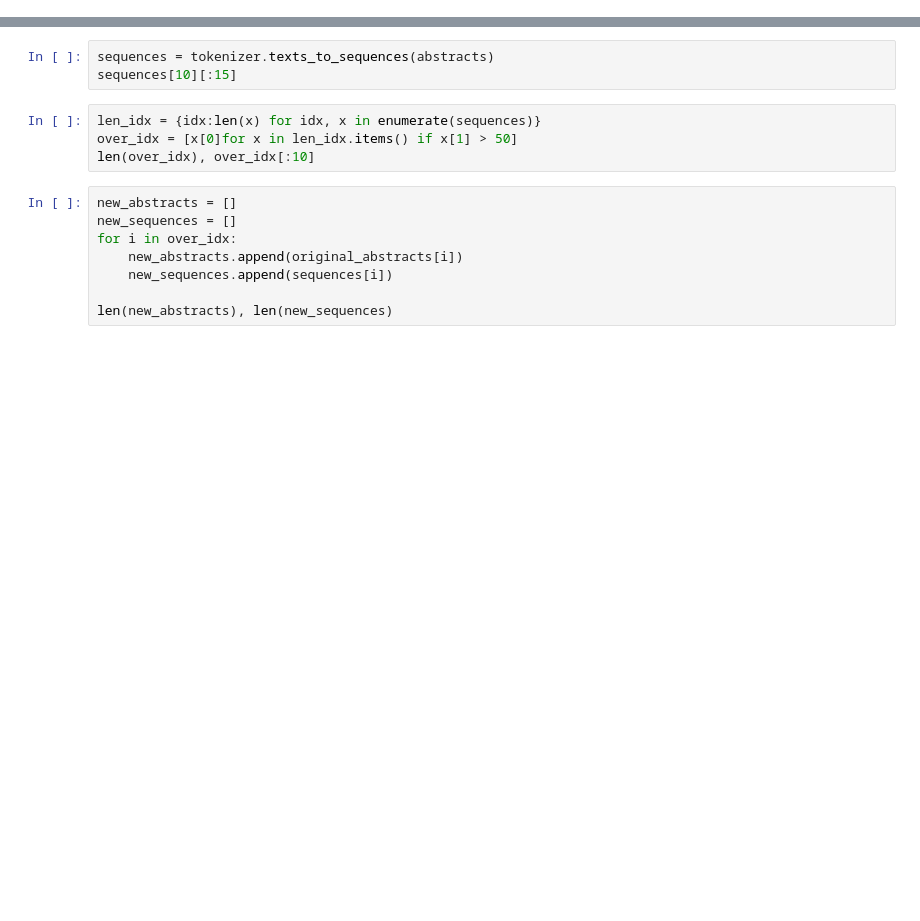
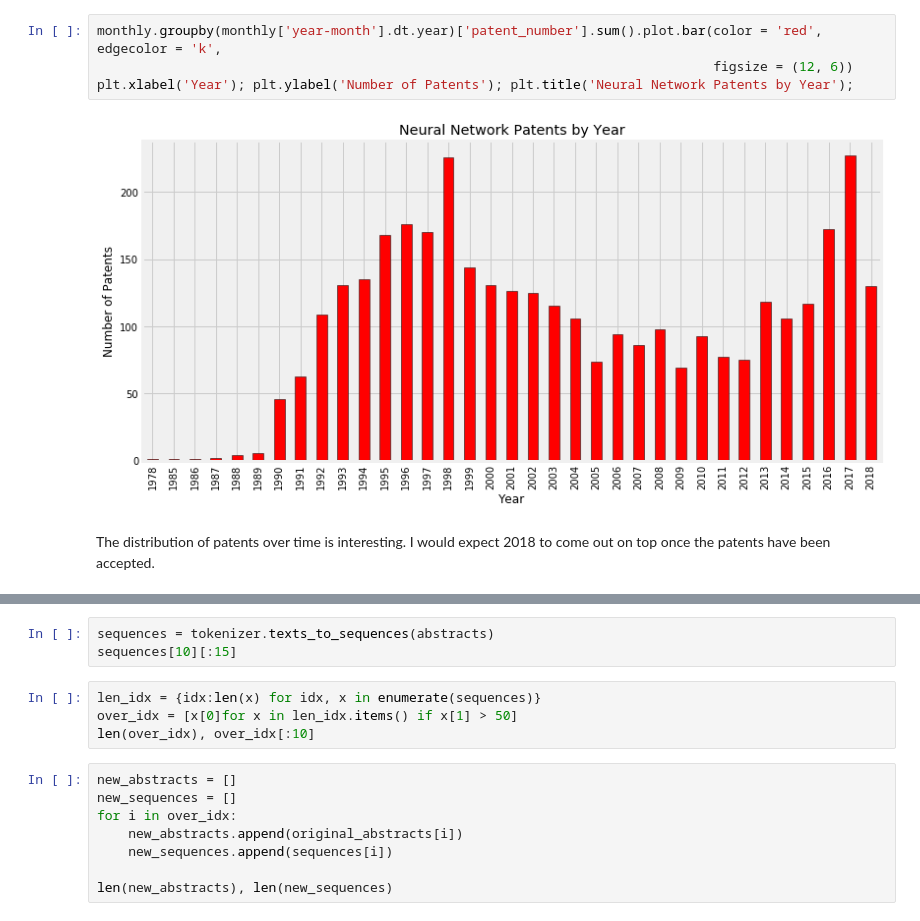
Before and after one commit to WillKoehrsen/recurrent-neural-networks, a Jupyter notebook: notebooks/Writing Patents Revised.ipynb, the cells around one changed output, grey strips where cells are left out. Saved outputs shown, nothing was run; the diff lists cells and outputs as text; blank space fills up the shorter version.

```diff
--- a/notebooks/Writing Patents Revised.ipynb
+++ b/notebooks/Writing Patents Revised.ipynb
@@ -26,0 +71,8 @@ Using TensorFlow backend.
+# %%
+monthly.groupby(monthly['year-month'].dt.year)['patent_number'].sum().plot.bar(color = 'red', edgecolor = 'k',
+                                                                               figsize = (12, 6))
+plt.xlabel('Year'); plt.ylabel('Number of Patents'); plt.title('Neural Network Patents by Year');
+# %% [output]
+[figure, added]
+# %% [markdown]
+The distribution of patents over time is interesting. I would expect 2018 to come out on top once the patents have been accepted.
```
Also changed, not shown: parts of 66 cells of this notebook, 4 other files.
